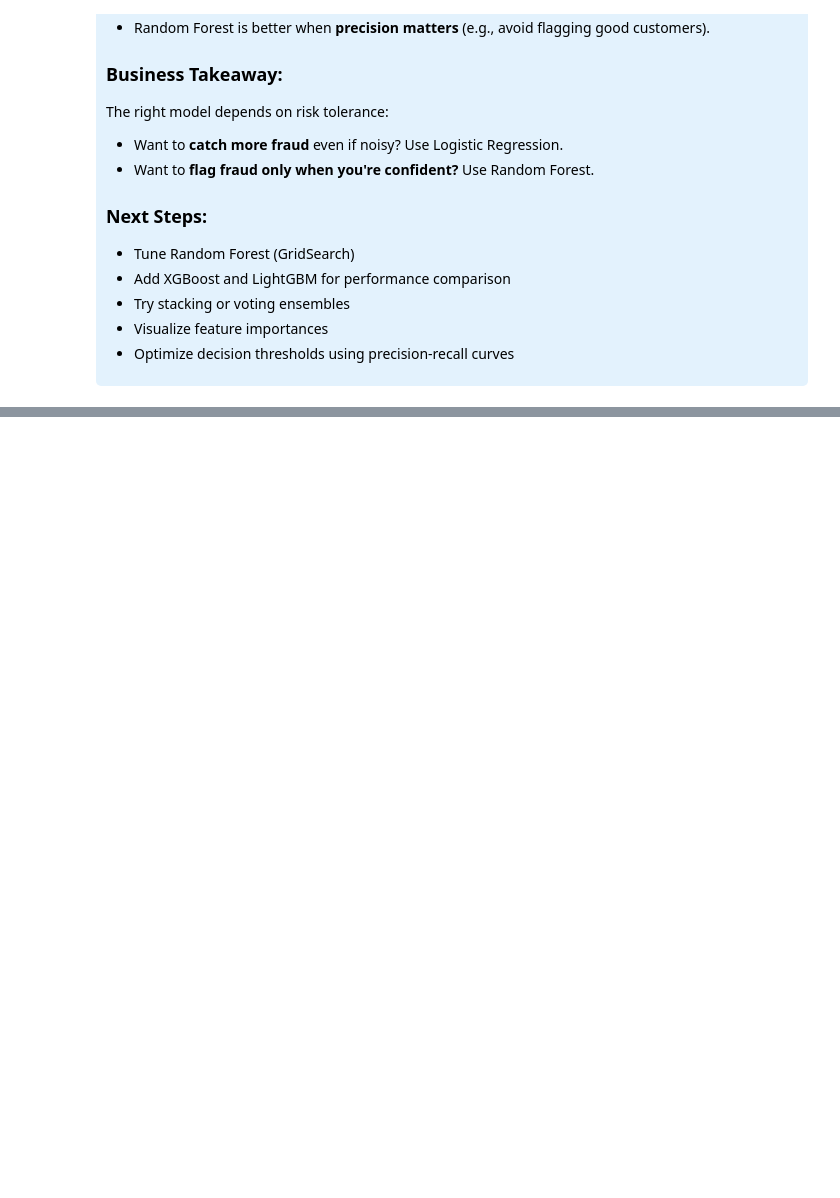
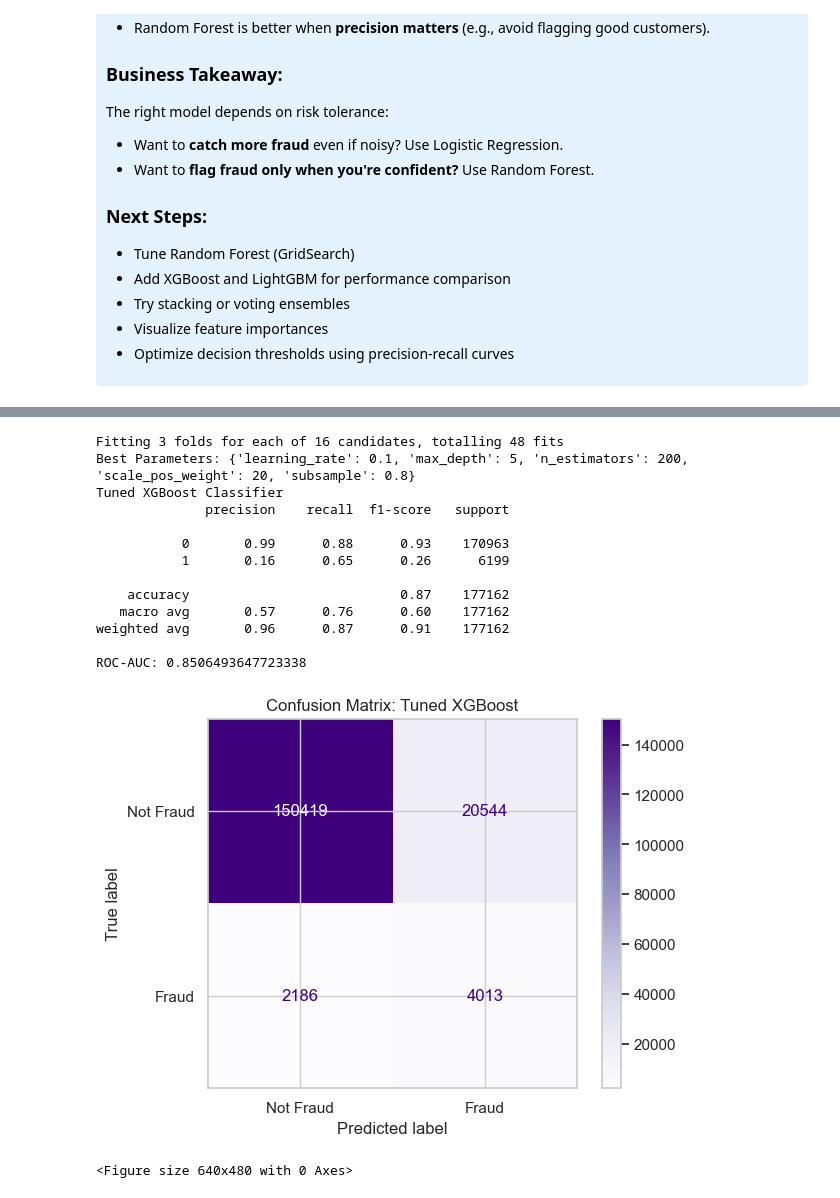
Before and after one commit to poke-key/Financial-Fraud_MODEL, a Jupyter notebook: detecting_financial_fraud.ipynb, the cells around one changed output, grey strips where cells are left out. Cells and saved outputs as stored; diff of their text form; code cells hidden in the pictures; blank space fills up the shorter version.

```diff
--- a/detecting_financial_fraud.ipynb
+++ b/detecting_financial_fraud.ipynb
@@ -1129,0 +1213,68 @@ The right model depends on risk tolerance:
+# %%
+from xgboost import XGBClassifier
+from sklearn.model_selection import GridSearchCV, StratifiedKFold
+
+xgb = XGBClassifier(eval_metric='logloss', random_state=42)
+
+param_grid = {
+    'n_estimators': [100, 200],
+    'max_depth': [3, 5],
+    'learning_rate': [0.01, 0.1],
+    'subsample': [0.8, 1.0],
+    'scale_pos_weight': [20]
+}
+
+cv = StratifiedKFold(n_splits=3, shuffle=True, random_state=42)
+
+grid_search = GridSearchCV(
+    estimator=xgb,
+    param_grid=param_grid,
+    scoring='roc_auc',
+    cv=cv,
+    verbose=1,
+    n_jobs=-1
+)
+
+grid_search.fit(X_train, y_train)
+
+# Best model
+best_xgb = grid_search.best_estimator_
+print("Best Parameters:", grid_search.best_params_)
+
+from sklearn.metrics import classification_report, roc_auc_score, ConfusionMatrixDisplay
+
+# Predict using best tuned model
+y_pred_xgb_tuned = best_xgb.predict(X_test)
+y_prob_xgb_tuned = best_xgb.predict_proba(X_test)[:, 1]
+
+# Evaluate
+print("Tuned XGBoost Classifier")
+print(classification_report(y_test, y_pred_xgb_tuned))
+print("ROC-AUC:", roc_auc_score(y_test, y_prob_xgb_tuned))
+
+# Confusion matrix
+ConfusionMatrixDisplay.from_predictions(
+    y_test, y_pred_xgb_tuned,
+    display_labels=["Not Fraud", "Fraud"],
+    cmap='Purples'
+)
+plt.title("Confusion Matrix: Tuned XGBoost")
+plt.show()
+
+plt.savefig("images/Confusion Matrix - XGB Tuned.png", bbox_inches='tight')
+# %% [output]
+Fitting 3 folds for each of 16 candidates, totalling 48 fits
+Best Parameters: {'learning_rate': 0.1, 'max_depth': 5, 'n_estimators': 200, 'scale_pos_weight': 20, 'subsample': 0.8}
+Tuned XGBoost Classifier
+              precision    recall  f1-score   support
+
+           0       0.99      0.88      0.93    170963
+           1       0.16      0.65      0.26      6199
+
+    accuracy                           0.87    177162
+   macro avg       0.57      0.76      0.60    177162
+weighted avg       0.96      0.87      0.91    177162
+
+ROC-AUC: 0.8506493647723338
+[figure, added]
+<Figure size 640x480 with 0 Axes>
```
Also changed, not shown: parts of 20 cells of this notebook, 6 other files.
